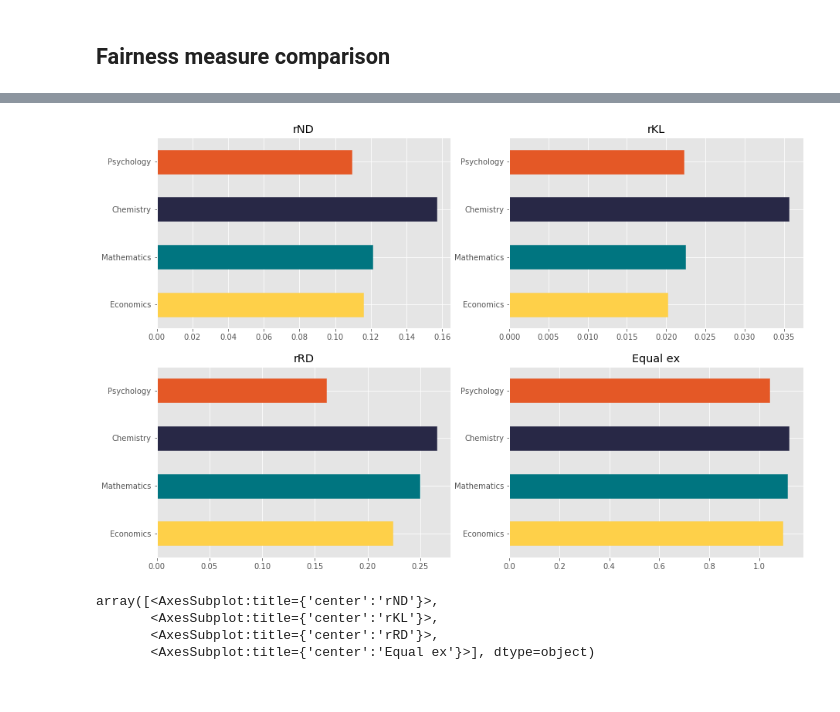
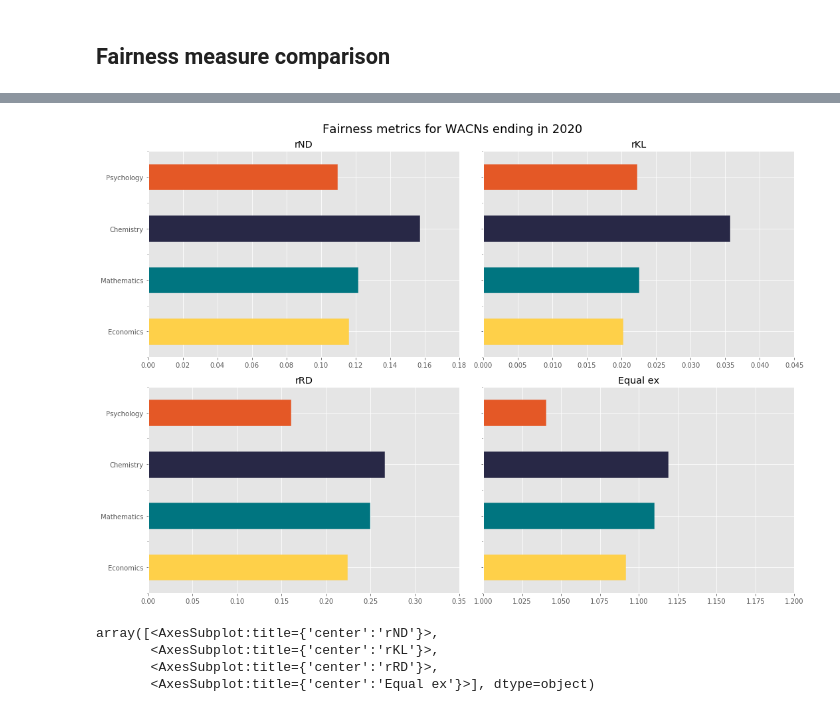
Before and after one commit to buschbirk/CentralityFairness, a Jupyter notebook: Network visualizations.ipynb, the cells around one changed output, grey strips where cells are left out. Drawn from its saved outputs; the diff is of its cells as text; code cells hidden in the pictures.

```diff
--- a/Network visualizations.ipynb
+++ b/Network visualizations.ipynb
@@ -377,16 +377,24 @@ data = [[0.117, 0.019, 0.240, 1.092],
 
 names = ['Economics', 'Mathematics', 'Chemistry', 'Psychology']
 
+xlims = [(0, 0.18), (0, 0.045), (0, 0.35), (1, 1.2)]
+
 fairness_df = pd.DataFrame(data, columns=['rND', 'rKL', 'rRD', 'Equal ex'],
                            index=names)
 
 output = fairness_df.plot(kind='barh', subplots=True, layout=(2,2), sharex=False,
-                         legend=None)
+                         legend=None, sharey=True)
 
 colors = ['#fed049', '#007580', '#282846', '#e45826']
 
-for chart in output.flatten():
+
+for index, chart in enumerate(output.flatten()):
     for idx, patch in enumerate(chart.patches):
         patch.set_color(colors[idx])
+
+    chart.set_xlim(xlims[index])
+
+plt.suptitle("Fairness metrics for WACNs ending in 2010", fontsize=18, y=1.02)
+plt.tight_layout()
 plt.show()
 # %% [output]
@@ -394,26 +406,33 @@ plt.show()
 # %%
 data = [[0.11593, 0.02018, 0.223787, 1.09122],
         [0.121057, 0.022437, 0.24905, 1.1097050],
         [0.156861, 0.035671, 0.2654512,1.11853],
         [0.10930,0.02223, 0.16049, 1.04017]]
 
 names = ['Economics', 'Mathematics', 'Chemistry', 'Psychology']
 
+xlims = [(0, 0.18), (0, 0.045), (0, 0.35), (1, 1.2)]
+
 fairness_df = pd.DataFrame(data, columns=['rND', 'rKL', 'rRD', 'Equal ex'],
                            index=names)
 
 output = fairness_df.plot(kind='barh', subplots=True, layout=(2,2), sharex=False,
-                         legend=None)
+                         legend=None, sharey=True)
 
 colors = ['#fed049', '#007580', '#282846', '#e45826']
 
-for chart in output.flatten():
+
+for index, chart in enumerate(output.flatten()):
     for idx, patch in enumerate(chart.patches):
         patch.set_color(colors[idx])
 
+    chart.set_xlim(xlims[index])
+
+plt.suptitle("Fairness metrics for WACNs ending in 2020", fontsize=18, y=1.02)
+plt.tight_layout()
 plt.show()
 # %% [output]
-[figure, old version]
+[figure, new version]
 # %%
 output.flatten()
 # %% [output]
```
Also changed, not shown: parts of 10 cells of this notebook, 32 other files.
